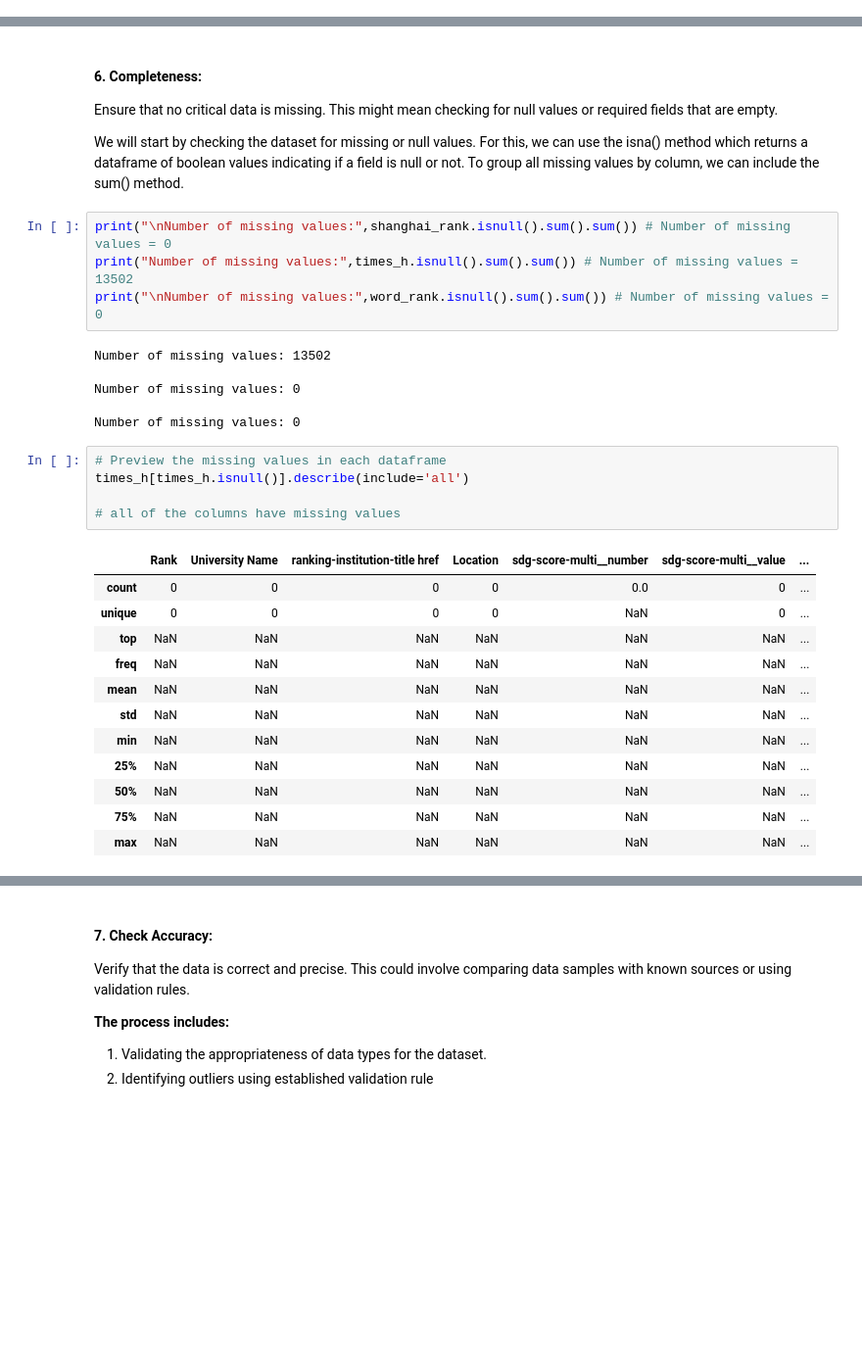
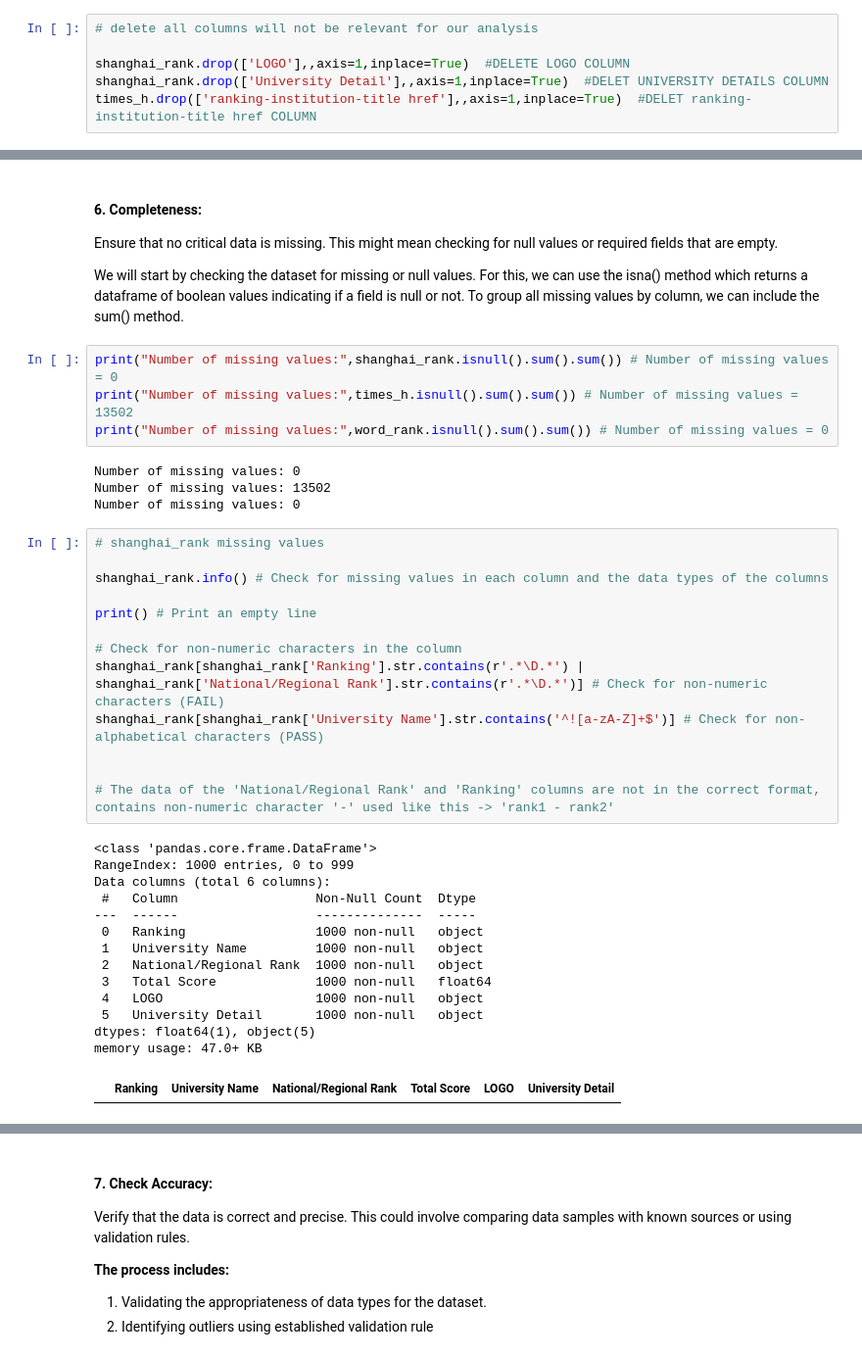
Before and after one commit to Tuwaiq-DS-ML-bootcamp-V-8/Usecase-3-Project-2, a Jupyter notebook: EDA explain template.ipynb, the cells around one changed output, grey strips where cells are left out. Shown at 98% size. Drawn from its saved outputs; the diff is of its cells as text; blank space fills up the shorter version.

Commit message:
Solve the problem of missing values

```diff
--- a/EDA explain template.ipynb
+++ b/EDA explain template.ipynb
@@ -328,6 +331,12 @@ Assess whether the data is appropriate and applicable for the intended analysis.
 > 1. Sample Appropriateness: Confirm that your data sample aligns with your analysis objectives. For instance, utilizing data from the Northern region will not yield accurate insights for the Western region of the Kingdom.
 >
 > 2. Variable Selection: Any column will not be relevant for our analysis, we can get rid of these using the drop() method. We will set the “axis” argument to 1 since we’re dealing with columns, and set the “inplace” argument to True to make the change permanent.
+# %%
+# delete all columns will not be relevant for our analysis
+
+shanghai_rank.drop(['LOGO'],,axis=1,inplace=True)  #DELETE LOGO COLUMN
+shanghai_rank.drop(['University Detail'],,axis=1,inplace=True)  #DELET UNIVERSITY DETAILS COLUMN
+times_h.drop(['ranking-institution-title href'],,axis=1,inplace=True)  #DELET ranking-institution-title href COLUMN
 # %% [markdown]
 #### 5. Uniqueness:
 Check for and remove duplicate records to prevent skewed analysis results.
@@ -349,30 +358,38 @@ Ensure that no critical data is missing. This might mean checking for null value
 
 We will start by checking the dataset for missing or null values. For this, we can use the isna() method which returns a dataframe of boolean values indicating if a field is null or not. To group all missing values by column, we can include the sum() method.
 # %%
-print("\nNumber of missing values:",shanghai_rank.isnull().sum().sum()) # Number of missing values = 0
+print("Number of missing values:",shanghai_rank.isnull().sum().sum()) # Number of missing values = 0
 print("Number of missing values:",times_h.isnull().sum().sum()) # Number of missing values = 13502
-print("\nNumber of missing values:",word_rank.isnull().sum().sum()) # Number of missing values = 0
+print("Number of missing values:",word_rank.isnull().sum().sum()) # Number of missing values = 0
 # %% [output]
+Number of missing values: 0
 Number of missing values: 13502
-
 Number of missing values: 0
-
-Number of missing values: 0
 # %%
-# Preview the missing values in each dataframe
-times_h[times_h.isnull()].describe(include='all')
+# shanghai_rank missing values
 
-# all of the columns have missing values
+shanghai_rank.info() # Check for missing values in each column and the data types of the columns
+
+print() # Print an empty line
+
+# Check for non-numeric characters in the column
+shanghai_rank[shanghai_rank['Ranking'].str.contains(r'.*\D.*') | shanghai_rank['National/Regional Rank'].str.contains(r'.*\D.*')] # Check for non-numeric characters (FAIL)
+shanghai_rank[shanghai_rank['University Name'].str.contains('^![a-zA-Z]+$')] # Check for non-alphabetical characters (PASS)
+
+
+# The data of the 'National/Regional Rank' and 'Ranking' columns are not in the correct format, contains non-numeric character '-' used like this -> 'rank1 - rank2'
 # %% [output]
+<class 'pandas.core.frame.DataFrame'>
+RangeIndex: 1000 entries, 0 to 999
+Data columns (total 6 columns):
+ #   Column                  Non-Null Count  Dtype
+---  ------                  --------------  -----
+ 0   Ranking                 1000 non-null   object
+ 1   University Name         1000 non-null   object
+ 2   National/Regional Rank  1000 non-null   object
+ 3   Total Score             1000 non-null   float64
+ 4   LOGO                    1000 non-null   object
+ 5   University Detail       1000 non-null   object
+dtypes: float64(1), object(5)
+memory usage: 47.0+ KB
-|  | Rank | University Name | ranking-institution-title href | Location | sdg-score-multi__number | sdg-score-multi__value | ... |
-| count | 0 | 0 | 0 | 0 | 0.0 | 0 | ... |
-| unique | 0 | 0 | 0 | 0 | NaN | 0 | ... |
-| top | NaN | NaN | NaN | NaN | NaN | NaN | ... |
-| freq | NaN | NaN | NaN | NaN | NaN | NaN | ... |
-| mean | NaN | NaN | NaN | NaN | NaN | NaN | ... |
-| std | NaN | NaN | NaN | NaN | NaN | NaN | ... |
-| min | NaN | NaN | NaN | NaN | NaN | NaN | ... |
-| 25% | NaN | NaN | NaN | NaN | NaN | NaN | ... |
-| 50% | NaN | NaN | NaN | NaN | NaN | NaN | ... |
-| 75% | NaN | NaN | NaN | NaN | NaN | NaN | ... |
-| max | NaN | NaN | NaN | NaN | NaN | NaN | ... |
+|  | Ranking | University Name | National/Regional Rank | Total Score | LOGO | University Detail |
```
Also changed, not shown: parts of 15 cells of this notebook, 1 other file.
